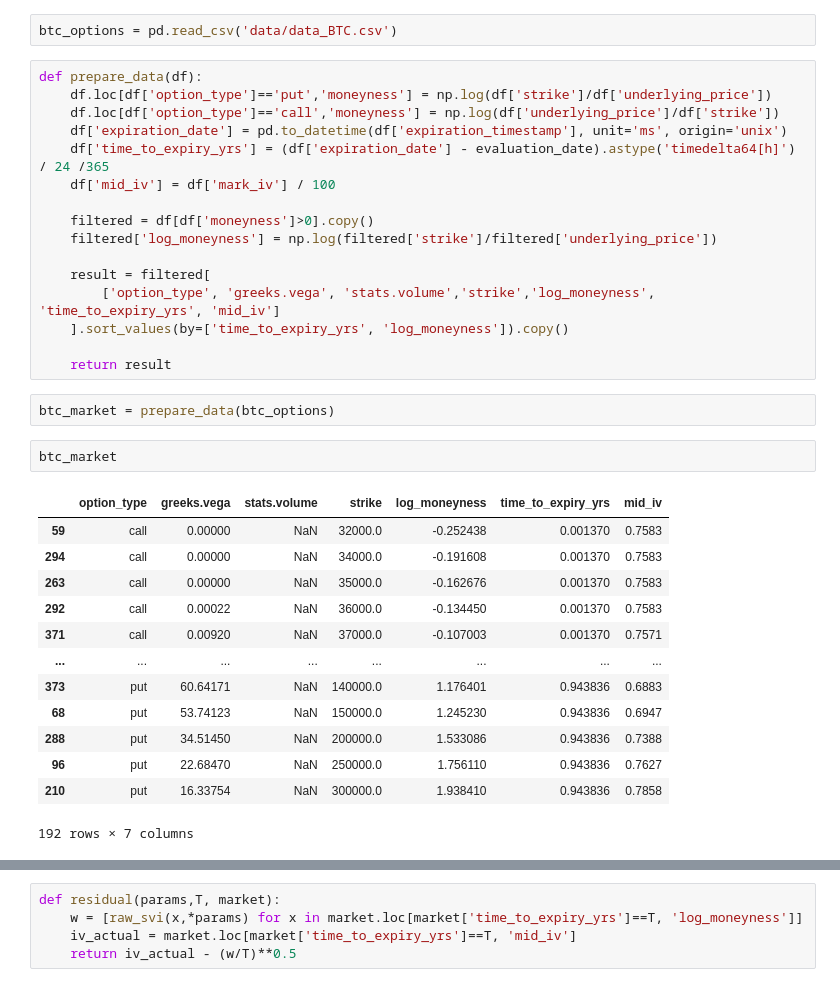
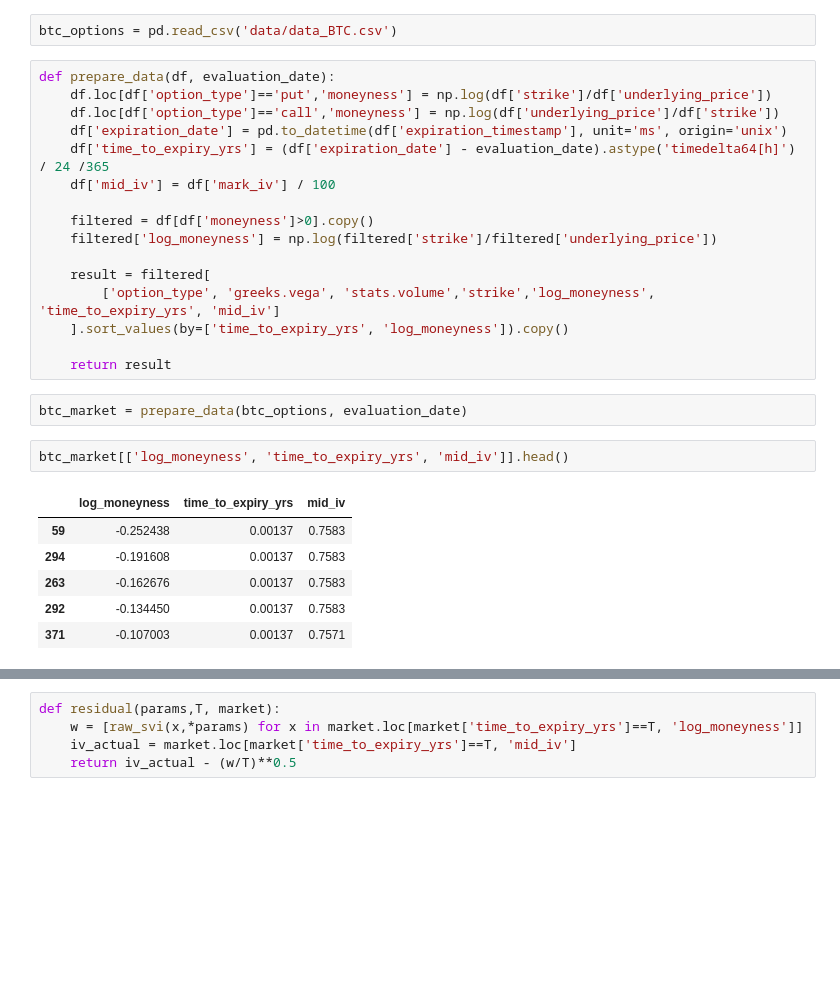
Before and after one commit to iceokoli/SVI-Crypto, a Jupyter notebook: Crypto Volatility Surface using SVI.ipynb, the cells around one changed output, grey strips where cells are left out. Saved outputs shown, nothing was run; the diff lists cells and outputs as text; blank space fills up the shorter version.

```diff
--- a/Crypto Volatility Surface using SVI.ipynb
+++ b/Crypto Volatility Surface using SVI.ipynb
@@ -25,7 +57,7 @@ evaluation_date = datetime.datetime(2022,4,20,19,30,0)
 # %%
 btc_options = pd.read_csv('data/data_BTC.csv')
 # %%
-def prepare_data(df):
+def prepare_data(df, evaluation_date):
     df.loc[df['option_type']=='put','moneyness'] = np.log(df['strike']/df['underlying_price'])
     df.loc[df['option_type']=='call','moneyness'] = np.log(df['underlying_price']/df['strike'])
     df['expiration_date'] = pd.to_datetime(df['expiration_timestamp'], unit='ms', origin='unix')
@@ -41,20 +73,13 @@ def prepare_data(df):
 
     return result
 # %%
-btc_market = prepare_data(btc_options)
+btc_market = prepare_data(btc_options, evaluation_date)
 # %%
-btc_market
+btc_market[['log_moneyness', 'time_to_expiry_yrs', 'mid_iv']].head()
 # %% [output]
-|  | option_type | greeks.vega | stats.volume | strike | log_moneyness | time_to_expiry_yrs | mid_iv |
-| 59 | call | 0.00000 | NaN | 32000.0 | -0.252438 | 0.001370 | 0.7583 |
-| 294 | call | 0.00000 | NaN | 34000.0 | -0.191608 | 0.001370 | 0.7583 |
-| 263 | call | 0.00000 | NaN | 35000.0 | -0.162676 | 0.001370 | 0.7583 |
-| 292 | call | 0.00022 | NaN | 36000.0 | -0.134450 | 0.001370 | 0.7583 |
-| 371 | call | 0.00920 | NaN | 37000.0 | -0.107003 | 0.001370 | 0.7571 |
-| ... | ... | ... | ... | ... | ... | ... | ... |
-| 373 | put | 60.64171 | NaN | 140000.0 | 1.176401 | 0.943836 | 0.6883 |
-| 68 | put | 53.74123 | NaN | 150000.0 | 1.245230 | 0.943836 | 0.6947 |
-| 288 | put | 34.51450 | NaN | 200000.0 | 1.533086 | 0.943836 | 0.7388 |
-| 96 | put | 22.68470 | NaN | 250000.0 | 1.756110 | 0.943836 | 0.7627 |
-| 210 | put | 16.33754 | NaN | 300000.0 | 1.938410 | 0.943836 | 0.7858 |
+|  | log_moneyness | time_to_expiry_yrs | mid_iv |
+| 59 | -0.252438 | 0.00137 | 0.7583 |
+| 294 | -0.191608 | 0.00137 | 0.7583 |
+| 263 | -0.162676 | 0.00137 | 0.7583 |
+| 292 | -0.134450 | 0.00137 | 0.7583 |
+| 371 | -0.107003 | 0.00137 | 0.7571 |
-192 rows × 7 columns
```
Also changed, not shown: parts of 23 cells of this notebook.
